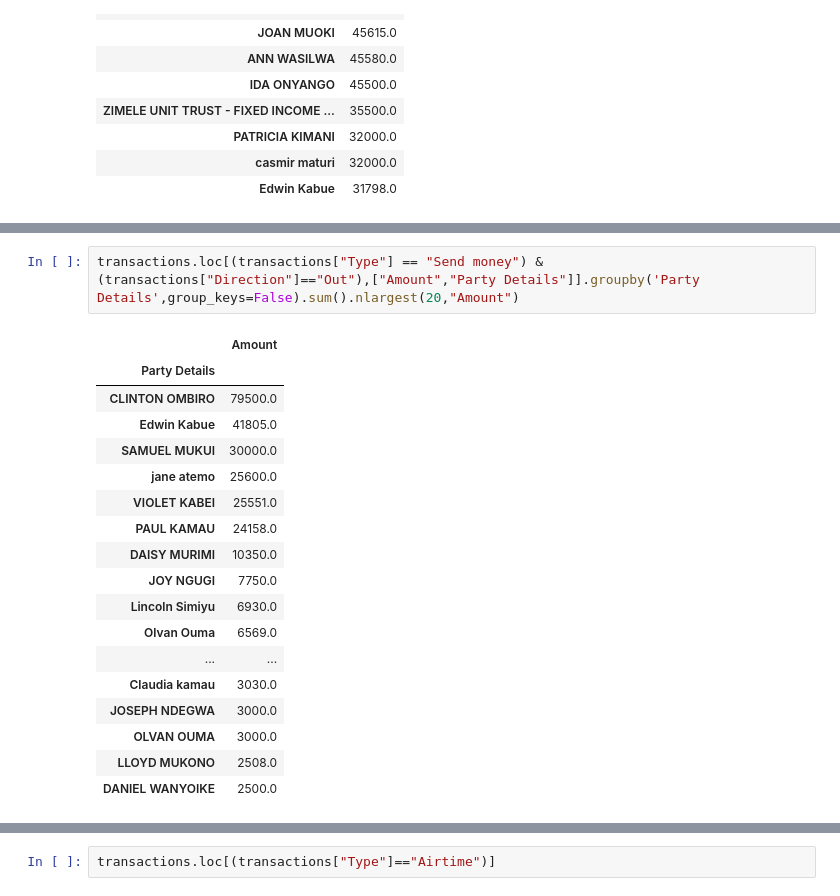
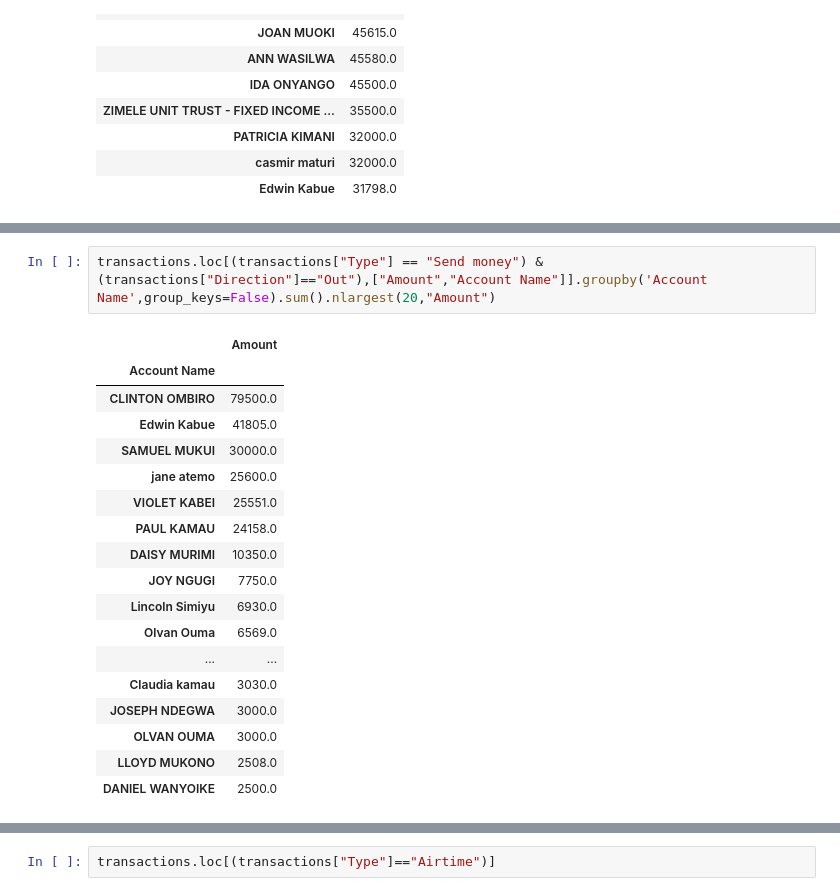
Before and after one commit to Addyzee/statement-app, a Jupyter notebook: backend/app/analysis/temp.ipynb, the cells around one changed output, grey strips where cells are left out. Cells and saved outputs as stored; diff of their text form.

```diff
--- a/backend/app/analysis/temp.ipynb
+++ b/backend/app/analysis/temp.ipynb
@@ -187,10 +190,10 @@ transactions.loc[(transactions["Direction"]=="In") & (transactions["Account Name
 | 2766 | SAM8R35W56 | 2024-01-22 15:13:55 | 0.0 | 2005.91 | M-Shwari Loan | In | Safaricom | Safaricom | ... |
 | 2767 | SAM9R36233 | 2024-01-22 15:13:55 | 2000.0 | 2005.91 | M-Shwari Loan | In | Safaricom | Safaricom | ... |
 # %%
-transactions.loc[(transactions["Type"] == "Send money") & (transactions["Direction"]=="Out"),["Amount","Party Details"]].groupby('Party Details',group_keys=False).sum().nlargest(20,"Amount")
+transactions.loc[(transactions["Type"] == "Send money") & (transactions["Direction"]=="Out"),["Amount","Account Name"]].groupby('Account Name',group_keys=False).sum().nlargest(20,"Amount")
 # %% [output]
 |  | Amount |
-| Party Details |  |
+| Account Name |  |
 | CLINTON OMBIRO | 79500.0 |
 | Edwin Kabue | 41805.0 |
 | SAMUEL MUKUI | 30000.0 |
```
Also changed, not shown: parts of 11 cells of this notebook, 3 other files.
